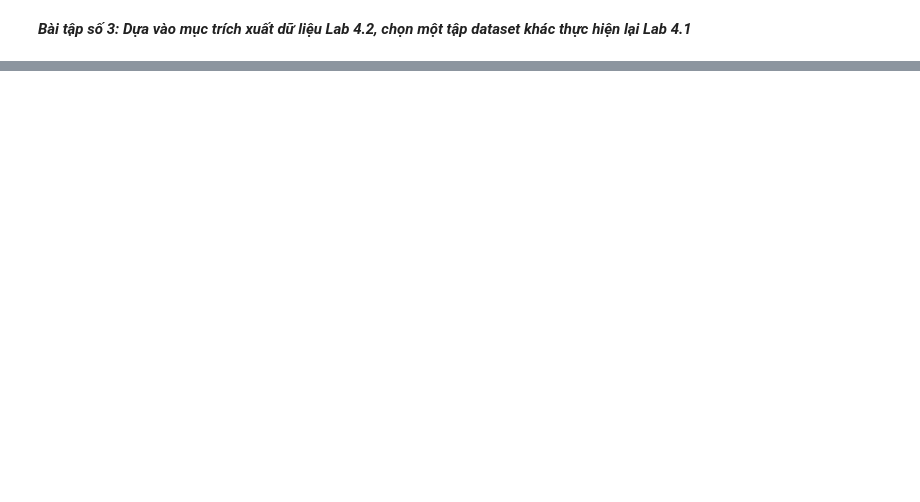
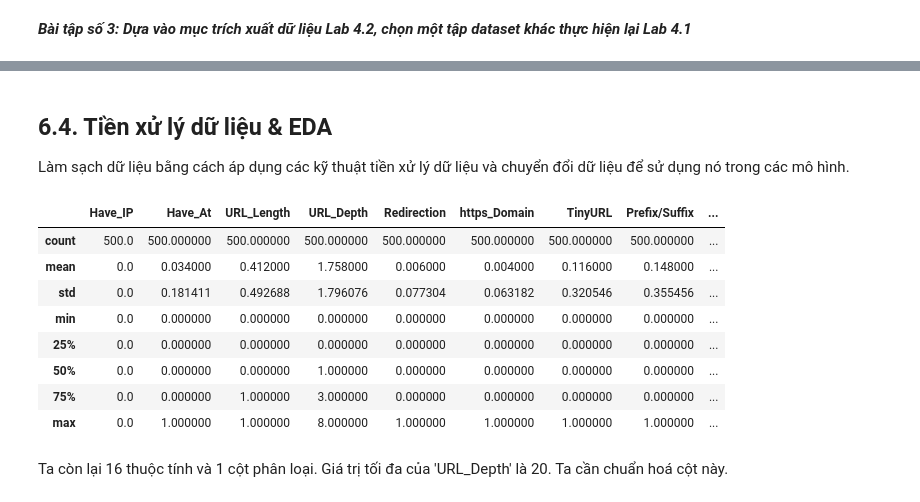
Before and after one commit to WanThinnn/NT522_MLIS-Lab, a Jupyter notebook: Labs/Lab_4/Lab_4.ipynb, the cells around one changed output, grey strips where cells are left out. Cells and saved outputs as stored; diff of their text form; code cells hidden in the pictures; blank space fills up the shorter version.

```diff
--- a/Labs/Lab_4/Lab_4.ipynb
+++ b/Labs/Lab_4/Lab_4.ipynb
@@ -1294,0 +1368,3 @@ https://archive.ics.uci.edu/ml/datasets/Phishing+Websites
+# %%
+full_df = pd.concat([url, label], axis=1)
+full_df
@@ -1294,0 +1387,4 @@ https://archive.ics.uci.edu/ml/datasets/Phishing+Websites
+# %%
+df = full_df.sample(n=500, random_state=12)
+df = df.reset_index(drop=True)
+df.shape
@@ -1294,0 +1393,8 @@ https://archive.ics.uci.edu/ml/datasets/Phishing+Websites
+# %%
+feature_list = []
+
+for i in df.index:
+  print("Link number No.%d" % i)
+  url = df['url'][i]
+  label = df['label'][i]
+  feature_list.append(featureExtraction(url,label))
@@ -1294,0 +1501,7 @@ https://archive.ics.uci.edu/ml/datasets/Phishing+Websites
+# %%
+feature_names = ['Domain', 'Have_IP', 'Have_At', 'URL_Length', 'URL_Depth','Redirection',
+                      'https_Domain', 'TinyURL', 'Prefix/Suffix', 'DNS_Record', 'Web_Traffic',
+                      'Domain_Age', 'Domain_End', 'iFrame', 'Mouse_Over','Right_Click', 'Web_Forwards', 'Label']
+
+df_phis_legit = pd.DataFrame(feature_list, columns= feature_names) # A dataframe with 'legitimate' and 'phising' URLs
+df_phis_legit.head()
@@ -1294,0 +1558,17 @@ https://archive.ics.uci.edu/ml/datasets/Phishing+Websites
+# %% [markdown]
+## **6.4. Tiền xử lý dữ liệu & EDA**
+Làm sạch dữ liệu bằng cách áp dụng các kỹ thuật tiền xử lý dữ liệu và chuyển đổi dữ liệu để sử dụng nó trong các mô hình.
+# %%
+df_phis_legit.describe()
+# %% [output]
+|  | Have_IP | Have_At | URL_Length | URL_Depth | Redirection | https_Domain | TinyURL | Prefix/Suffix | ... |
+| count | 500.0 | 500.000000 | 500.000000 | 500.000000 | 500.000000 | 500.000000 | 500.000000 | 500.000000 | ... |
+| mean | 0.0 | 0.034000 | 0.412000 | 1.758000 | 0.006000 | 0.004000 | 0.116000 | 0.148000 | ... |
+| std | 0.0 | 0.181411 | 0.492688 | 1.796076 | 0.077304 | 0.063182 | 0.320546 | 0.355456 | ... |
+| min | 0.0 | 0.000000 | 0.000000 | 0.000000 | 0.000000 | 0.000000 | 0.000000 | 0.000000 | ... |
+| 25% | 0.0 | 0.000000 | 0.000000 | 0.000000 | 0.000000 | 0.000000 | 0.000000 | 0.000000 | ... |
+| 50% | 0.0 | 0.000000 | 0.000000 | 1.000000 | 0.000000 | 0.000000 | 0.000000 | 0.000000 | ... |
+| 75% | 0.0 | 0.000000 | 1.000000 | 3.000000 | 0.000000 | 0.000000 | 0.000000 | 0.000000 | ... |
+| max | 0.0 | 1.000000 | 1.000000 | 8.000000 | 1.000000 | 1.000000 | 1.000000 | 1.000000 | ... |
+# %% [markdown]
+Ta còn lại 16 thuộc tính và 1 cột phân loại. Giá trị tối đa của 'URL_Depth'  là 20. Ta cần chuẩn hoá cột này.
```
Also changed, not shown: parts of 74 cells of this notebook, 7 other files.
